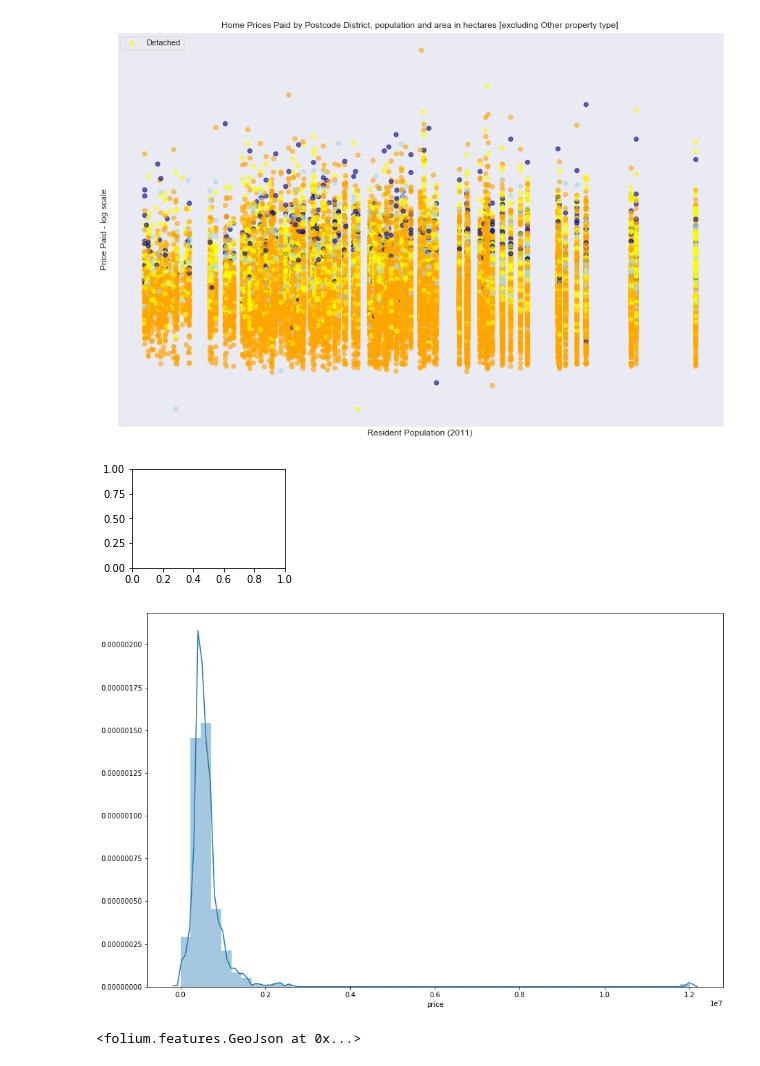
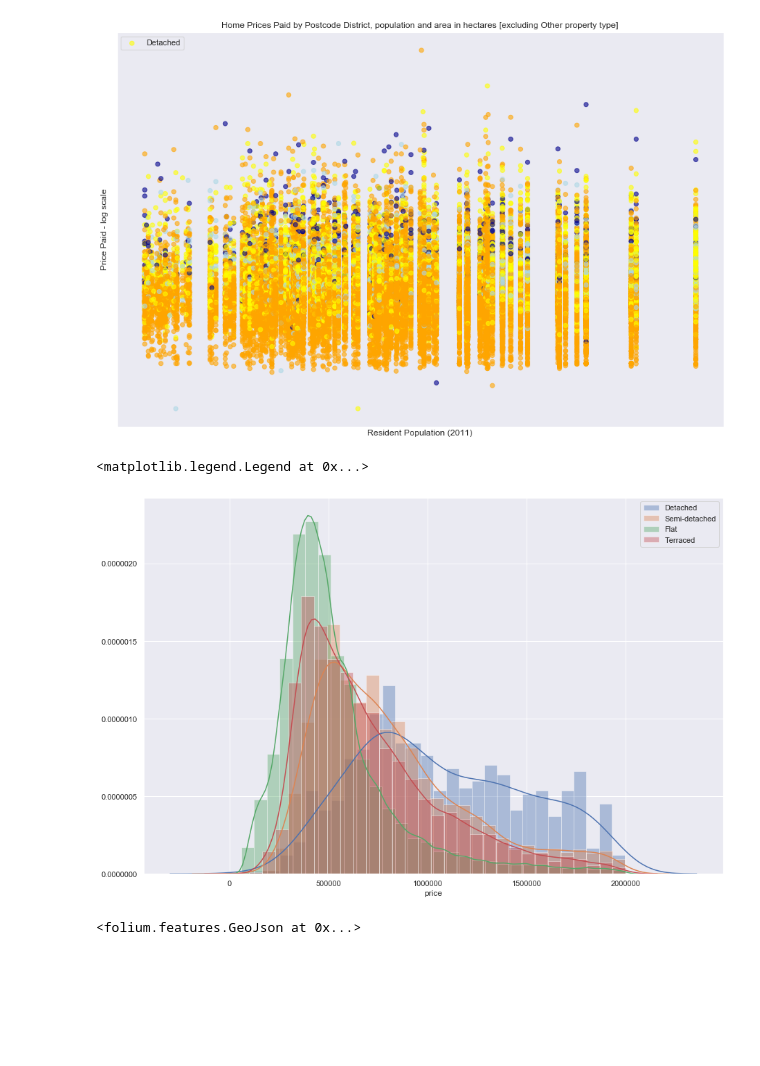
Before and after one commit to dudikbender/springboard, a Jupyter notebook: Springboard Capstone 1 - London Home Prices.ipynb, the cells around one changed output. Drawn from its saved outputs; the diff is of its cells as text; code cells hidden in the pictures; blank space fills up the shorter version.

Commit message:
added distribution charts, and boroughs polygons to mapping section

```diff
--- a/Springboard Capstone 1 - London Home Prices.ipynb
+++ b/Springboard Capstone 1 - London Home Prices.ipynb
@@ -240,14 +247,20 @@ plt.show()
 [figure]
 # %%
 ## Next, we will look at the distribution of prices paid by postcode district and property type
+## The dataset has some enormous outliers in price, so for this distribution we will only
+## look at homes priced under £2,000,000.
 
-postcode_district_select = 'N4'
-dist_df = df[df.postcode_district == 'N4']
+dist_df = df[df.price < 2000000]
 
-_ = plt.subplot(2,2,2)
-_ = plt.figure(figsize=(15,10))
-sns.distplot(dist_df['price'])
-plt.show()
+#_ = plt.subplot(2,2,2)
+plt.figure(figsize=(15,10))
+
+prop_type_list = ['Detached','Semi-detached','Flat','Terraced']
+
+for x in prop_type_list:
+    sns.distplot(dist_df[dist_df['property_type'] == x]['price'], bins=30)
+
+plt.legend(prop_type_list)
 # %% [output]
+<matplotlib.legend.Legend at 0x...>
-[figure, old version]
+[figure, new version]
-[figure, removed]
```
Also changed, not shown: parts of 14 cells of this notebook.
